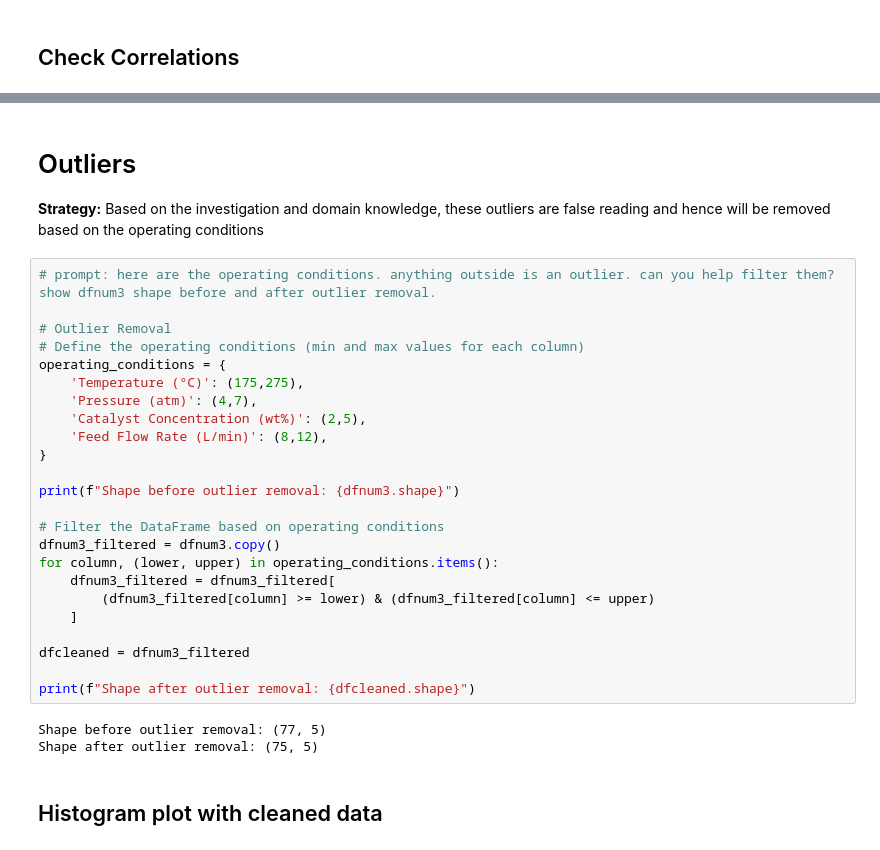
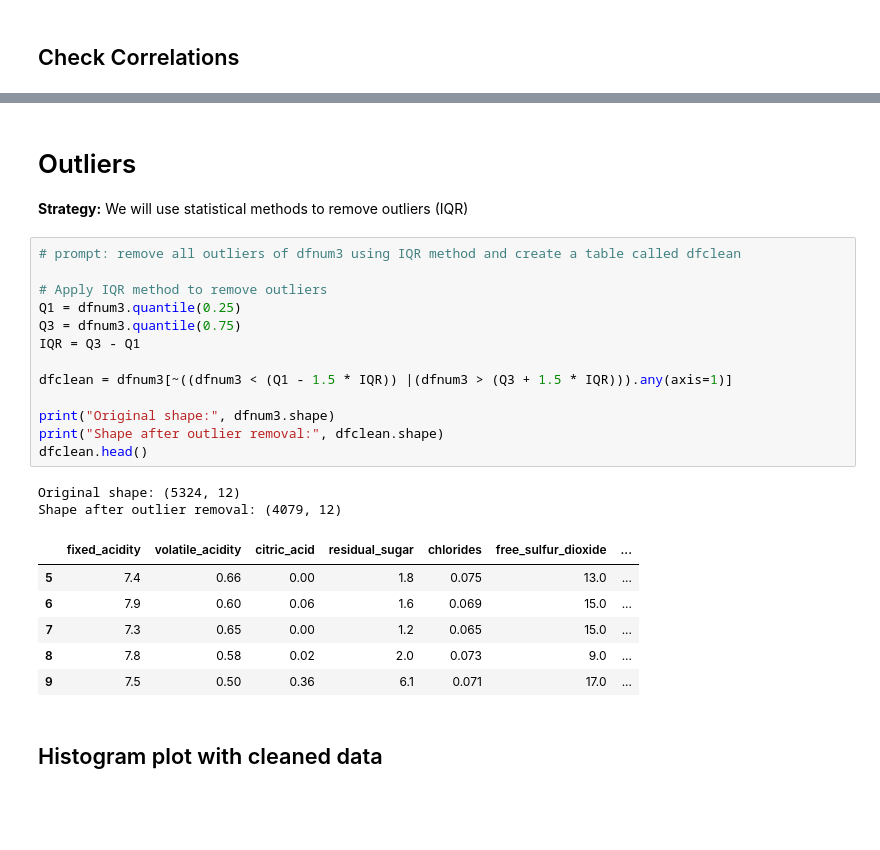
Before and after one commit to dissabnd/Applied-AI-in-Chemical-and-Process-Engineering, a Jupyter notebook: 2_MLpipeline.ipynb, the cells around one changed output, grey strips where cells are left out. Drawn from its saved outputs; the diff is of its cells as text; blank space fills up the shorter version.

```diff
--- a/2_MLpipeline.ipynb
+++ b/2_MLpipeline.ipynb
@@ -263,34 +276,29 @@ plt.show()
-# %% [markdown]
-# Outliers
-
-**Strategy:** Based on the investigation and domain knowledge, these outliers are false reading and hence will be removed based on the operating conditions
-# %%
-# prompt: here are the operating conditions. anything outside is an outlier. can you help filter them? show dfnum3 shape before and after outlier removal.
-
-# Outlier Removal
-# Define the operating conditions (min and max values for each column)
-operating_conditions = {
-    'Temperature (°C)': (175,275),
-    'Pressure (atm)': (4,7),
-    'Catalyst Concentration (wt%)': (2,5),
-    'Feed Flow Rate (L/min)': (8,12),
-}
-
-print(f"Shape before outlier removal: {dfnum3.shape}")
-
-# Filter the DataFrame based on operating conditions
-dfnum3_filtered = dfnum3.copy()
-for column, (lower, upper) in operating_conditions.items():
-    dfnum3_filtered = dfnum3_filtered[
-        (dfnum3_filtered[column] >= lower) & (dfnum3_filtered[column] <= upper)
-    ]
-
-dfcleaned = dfnum3_filtered
-
-print(f"Shape after outlier removal: {dfcleaned.shape}")
-# %% [output]
-Shape before outlier removal: (77, 5)
-Shape after outlier removal: (75, 5)
+# %% [markdown]
+# Outliers
+
+**Strategy:** We will use statistical methods to remove outliers (IQR)
+# %%
+# prompt: remove all outliers of dfnum3 using IQR method and create a table called dfclean
+
+# Apply IQR method to remove outliers
+Q1 = dfnum3.quantile(0.25)
+Q3 = dfnum3.quantile(0.75)
+IQR = Q3 - Q1
+
+dfclean = dfnum3[~((dfnum3 < (Q1 - 1.5 * IQR)) |(dfnum3 > (Q3 + 1.5 * IQR))).any(axis=1)]
+
+print("Original shape:", dfnum3.shape)
+print("Shape after outlier removal:", dfclean.shape)
+dfclean.head()
+# %% [output]
+Original shape: (5324, 12)
+Shape after outlier removal: (4079, 12)
+|  | fixed_acidity | volatile_acidity | citric_acid | residual_sugar | chlorides | free_sulfur_dioxide | ... |
+| 5 | 7.4 | 0.66 | 0.00 | 1.8 | 0.075 | 13.0 | ... |
+| 6 | 7.9 | 0.60 | 0.06 | 1.6 | 0.069 | 15.0 | ... |
+| 7 | 7.3 | 0.65 | 0.00 | 1.2 | 0.065 | 15.0 | ... |
+| 8 | 7.8 | 0.58 | 0.02 | 2.0 | 0.073 | 9.0 | ... |
+| 9 | 7.5 | 0.50 | 0.36 | 6.1 | 0.071 | 17.0 | ... |
 # %% [markdown]
 ## Histogram plot with cleaned data
 # %%
```
Also changed, not shown: parts of 9 cells of this notebook.
